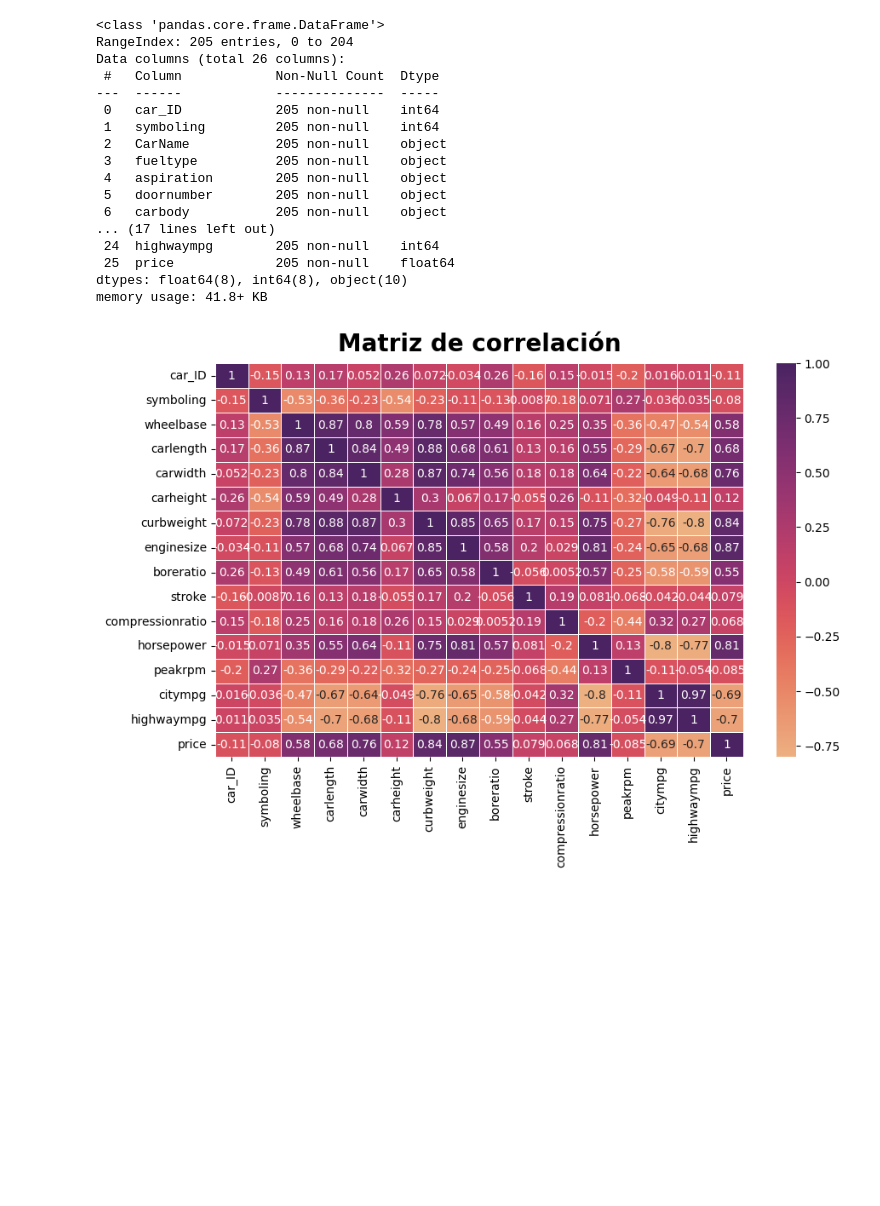
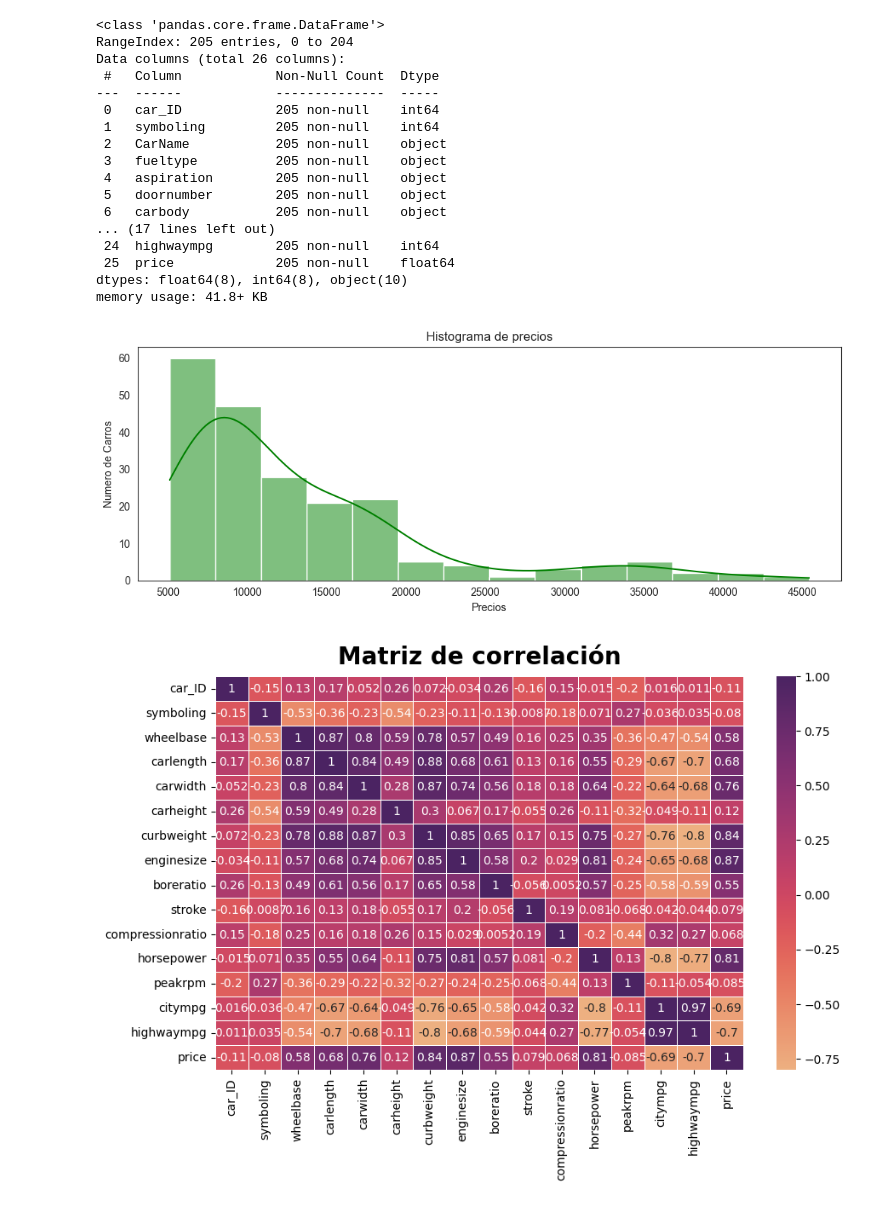
Before and after one commit to DavidVillamizar04/Prediccion_precios_automoviles, a Jupyter notebook: EDA.ipynb, the cells around one changed output. Drawn from its saved outputs; the diff is of its cells as text; code cells hidden in the pictures; blank space fills up the shorter version.

```diff
--- a/EDA.ipynb
+++ b/EDA.ipynb
@@ -38,4 +37,17 @@ Data columns (total 26 columns):
  25  price             205 non-null    float64
 dtypes: float64(8), int64(8), object(10)
 memory usage: 41.8+ KB
+# %%
+# Guardamos en una variable unicamente los datos numericos del dataframe
+datos_numericos= autos.select_dtypes(include=[np.number])
+# Graficamos un histograma para ver graficamente las cantidades de vehiculos segun precios
+plt.figure(figsize=(10,4))
+sns.set_style("white")
+sns.histplot(data= datos_numericos, x= 'price', kde= True, color='g')
+plt.title('Histograma de precios')
+plt.ylabel('Numero de Carros')
+plt.xlabel('Precios')
+plt.tight_layout()
+# %% [output]
+[figure, added]
 # %%
```
Also changed, not shown: parts of 2 cells of this notebook, 5 other files.
